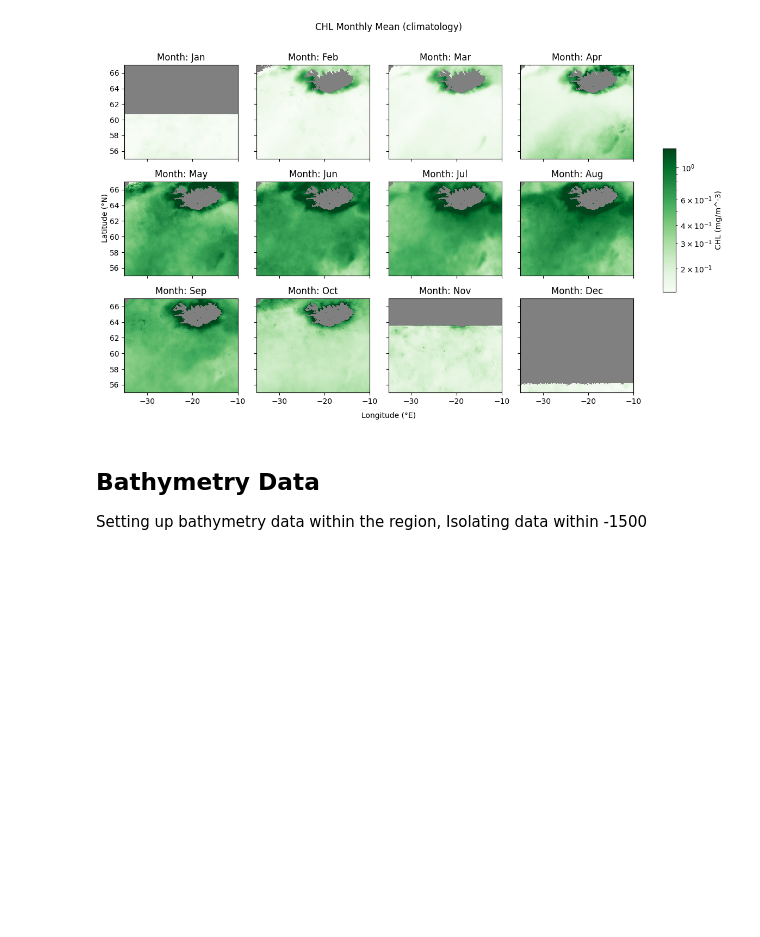
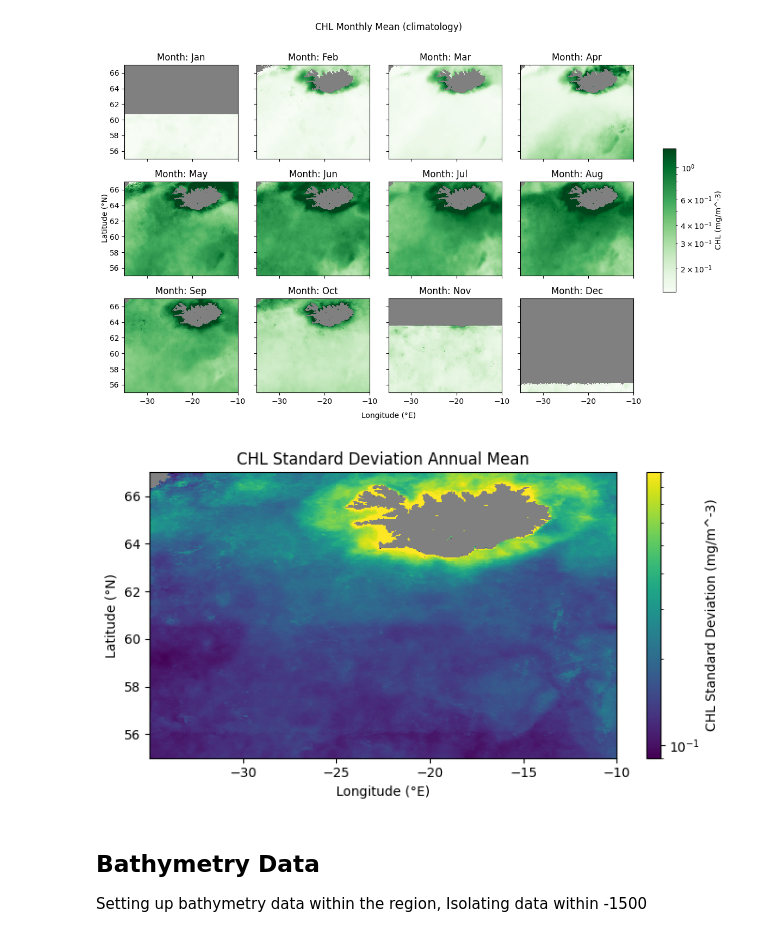
Before and after one commit to ROYVNZ/Masters, a Jupyter notebook: Scripts/Satellite_data.ipynb, the cells around one changed output. Saved outputs shown, nothing was run; the diff lists cells and outputs as text; code cells hidden in the pictures; blank space fills up the shorter version.

```diff
--- a/Scripts/Satellite_data.ipynb
+++ b/Scripts/Satellite_data.ipynb
@@ -193,6 +193,30 @@ plt.tight_layout(rect=[0.06, 0.05, 0.9, 0.94])
 plt.show()
 # %% [output]
 [figure]
+# %%
+# Creating CHL standard Diviation for both Monthly and Annual
+CHL_std = CHL.resample(time='MS').std()
+CHL_annual_std = CHL_std.mean('time')
+
+#Plotting CHL Standard Deviation for both Monthly and Annual
+_vals = CHL_annual_std.values
+_pos = _vals[(np.isfinite(_vals)) & (_vals > 0)]
+_vmin, _vmax = (0.09, 0.9)
+fig, ax = plt.subplots(figsize=(7,4))
+cc = ax.pcolormesh(
+    lon, lat, CHL_annual_std.values,
+    norm=colors.LogNorm(vmin=float(_vmin), vmax=float(_vmax)),
+    shading='auto'
+)
+plt.colorbar(cc, ax=ax, label='CHL Standard Deviation (mg/m^-3)')
+ax.set_title("CHL Standard Deviation Annual Mean")
+ax.set_xlabel("Longitude (°E)")
+ax.set_ylabel("Latitude (°N)")
+ax.set_facecolor("gray")
+plt.tight_layout()
+plt.show()
+# %% [output]
+[figure, added]
 # %% [markdown]
 ## Bathymetry Data
 Setting up bathymetry data within the region, Isolating data within -1500
```
Also changed, not shown: parts of 2 cells of this notebook.
